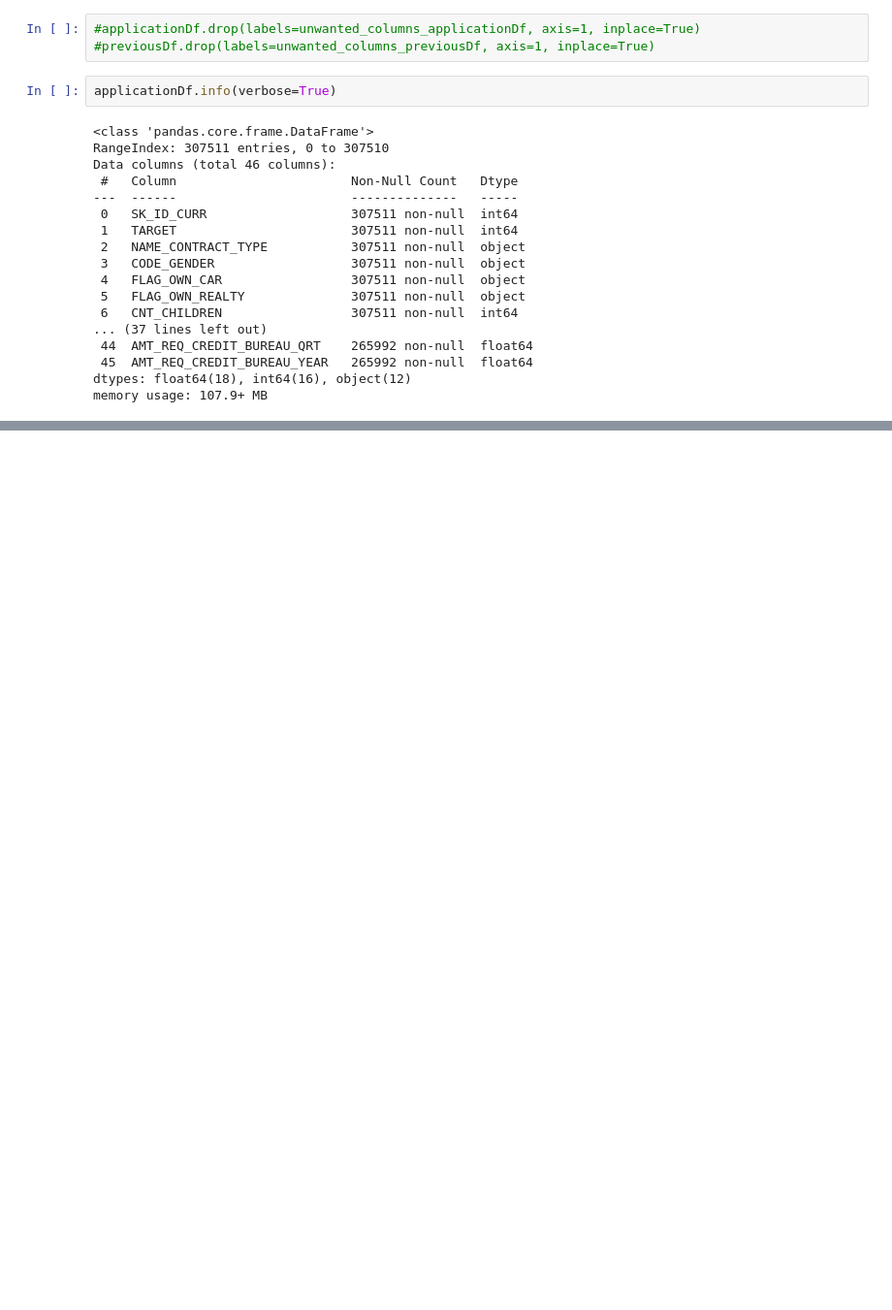
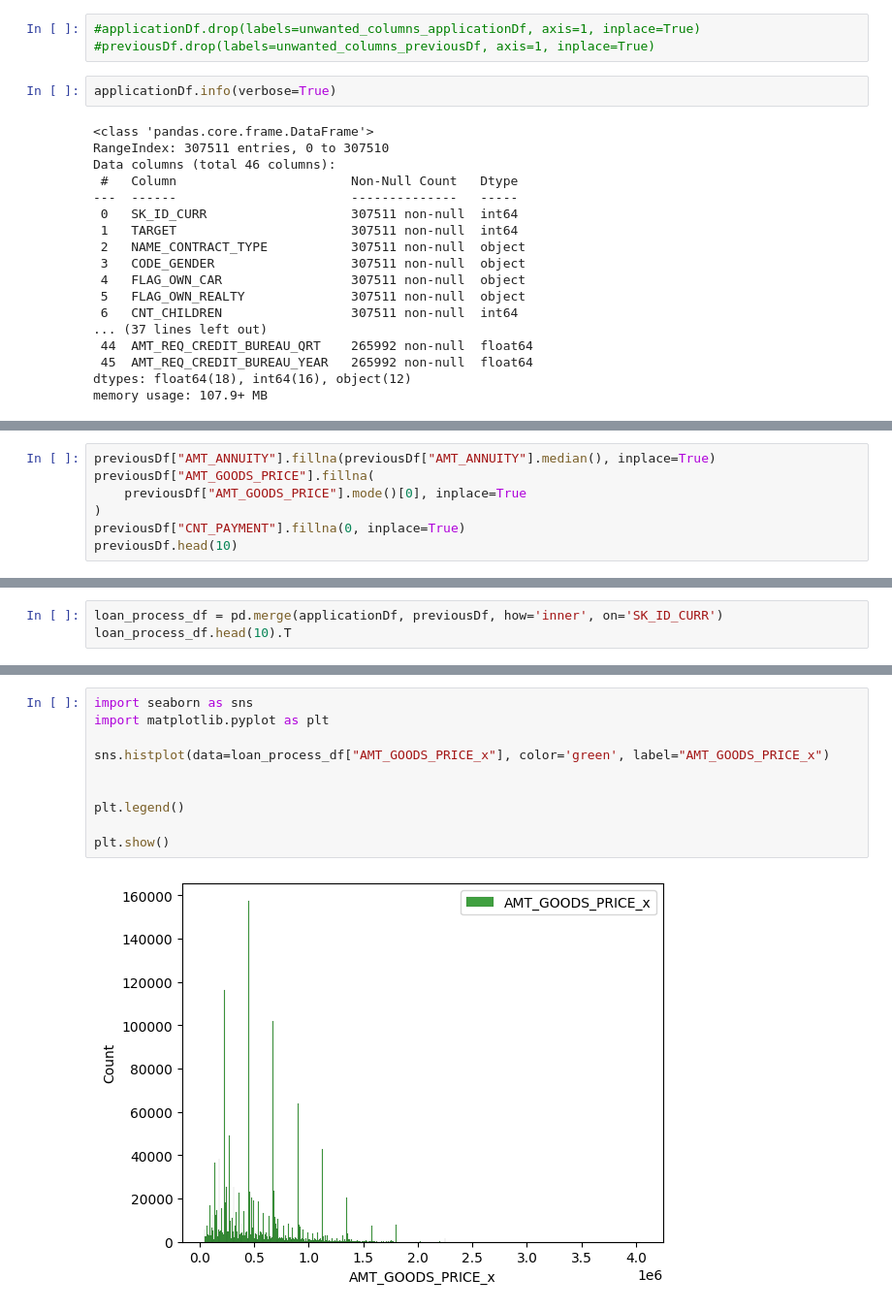
Before and after one commit to CR-Digital-Innovation/loan-default-prediction, a Jupyter notebook: notebooks/Data Ingestion & EDA.ipynb, the cells around one changed output, grey strips where cells are left out. Shown: that part at 97% size. Cells and saved outputs as stored; diff of their text form; blank space fills up the shorter version.

Commit message:
Complete EDA and Data Prep

```diff
--- a/notebooks/Data Ingestion & EDA.ipynb
+++ b/notebooks/Data Ingestion & EDA.ipynb
@@ -349,0 +365,7 @@ applicationDf = handle_null_values(applicationDf)
+# %%
+previousDf["AMT_ANNUITY"].fillna(previousDf["AMT_ANNUITY"].median(), inplace=True)
+previousDf["AMT_GOODS_PRICE"].fillna(
+    previousDf["AMT_GOODS_PRICE"].mode()[0], inplace=True
+)
+previousDf["CNT_PAYMENT"].fillna(0, inplace=True)
+previousDf.head(10)
@@ -349,0 +407,3 @@ applicationDf = handle_null_values(applicationDf)
+# %%
+loan_process_df = pd.merge(applicationDf, previousDf, how='inner', on='SK_ID_CURR')
+loan_process_df.head(10).T
@@ -369,0 +538,12 @@ dtype: float64
+# %%
+import seaborn as sns
+import matplotlib.pyplot as plt
+
+sns.histplot(data=loan_process_df["AMT_GOODS_PRICE_x"], color='green', label="AMT_GOODS_PRICE_x")
+
+
+plt.legend()
+
+plt.show()
+# %% [output]
+[figure, added]
```
Also changed, not shown: parts of 31 cells of this notebook, 5 other files.
